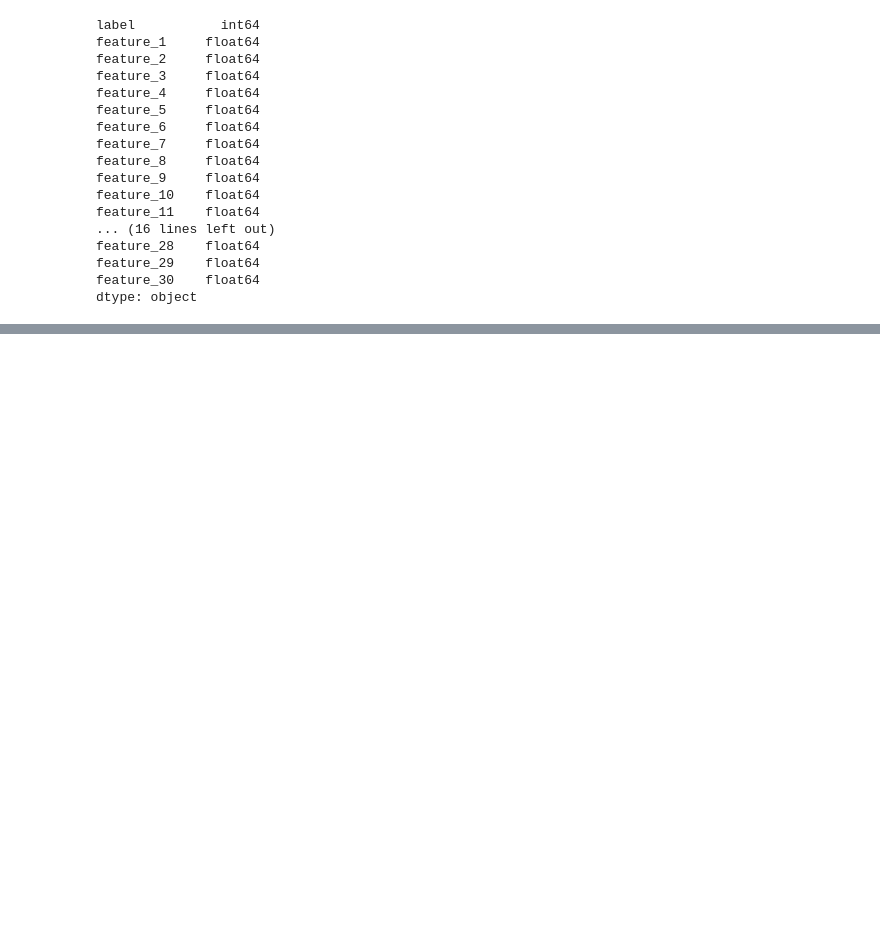
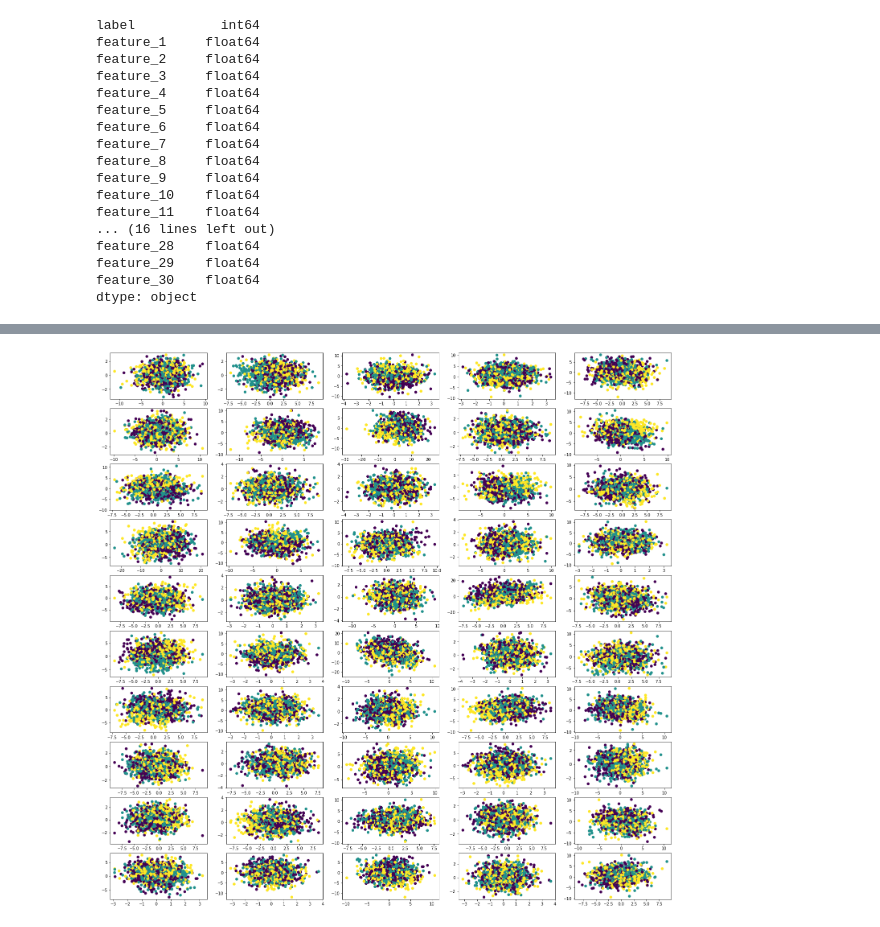
Before and after one commit to cyrilmichino/advanced-ml-project, a Jupyter notebook: notebook.ipynb, the cells around one changed output, grey strips where cells are left out. Saved outputs shown, nothing was run; the diff lists cells and outputs as text; code cells hidden in the pictures; blank space fills up the shorter version.

```diff
--- a/notebook.ipynb
+++ b/notebook.ipynb
@@ -102,0 +109,11 @@ KeyError: "['Classification Data'] not in index"
+# %%
+#Bivariate Data Analysis (Scatter Plots)
+comb = list(itertools.combinations([a for a in range(1, len(data.columns))], 2)) #Create combinations of all features, in twos (bivariate)
+rand = random.choices(comb, k=50) #Randomly choose 50 bivariate relationships to visualise. Total bivariate relationships (465 = 30C2) is too much
+
+fig = plt.figure(figsize=(25,25))
+for i in range(len(rand)):
+    ax = fig.add_subplot(10,5, i+1)
+    plt.scatter(data[data.columns[rand[i][0]]],data[data.columns[rand[i][1]]],c=data.label)
+# %% [output]
+[figure, added]
```
Also changed, not shown: parts of 8 cells of this notebook.
